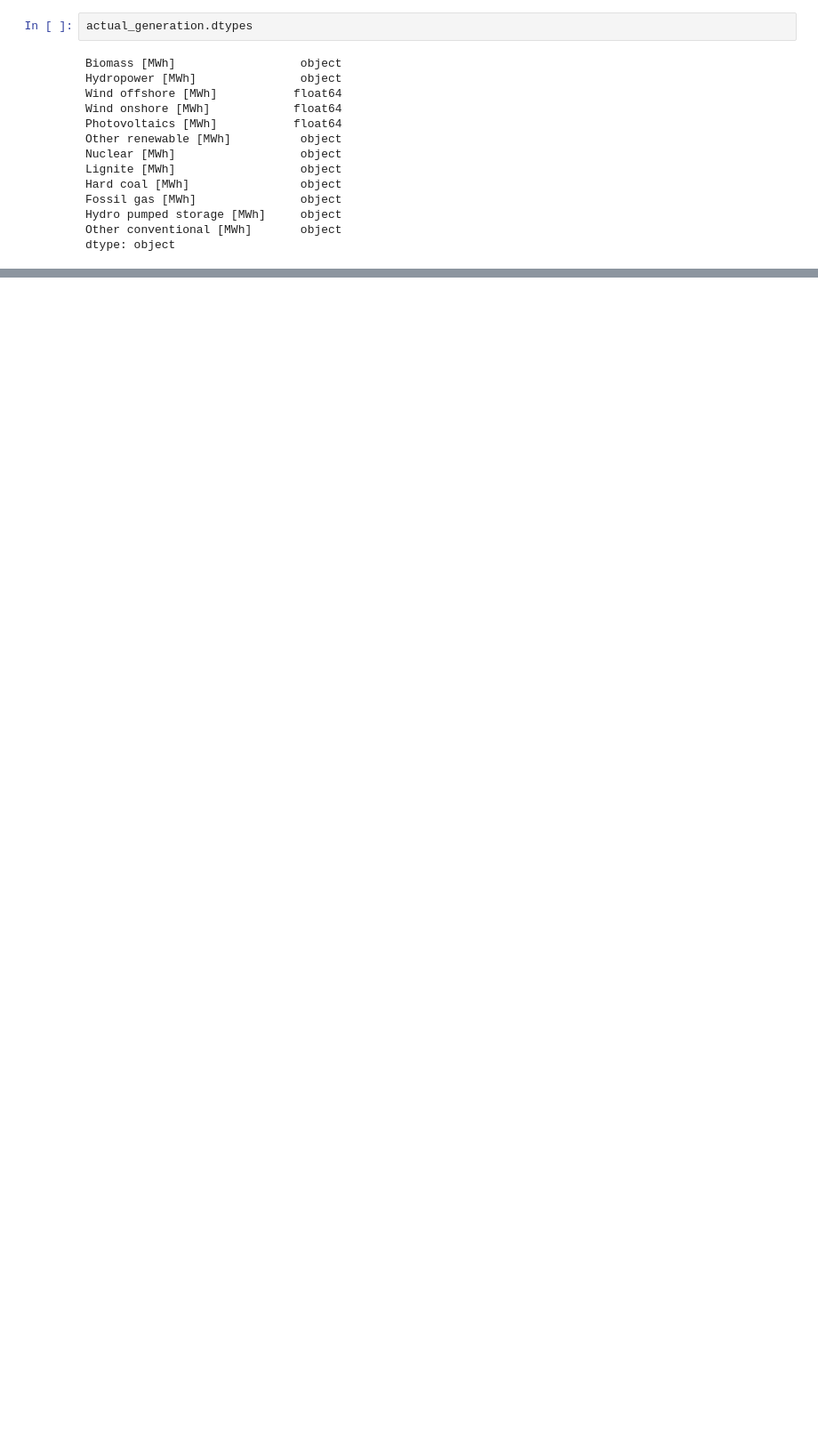
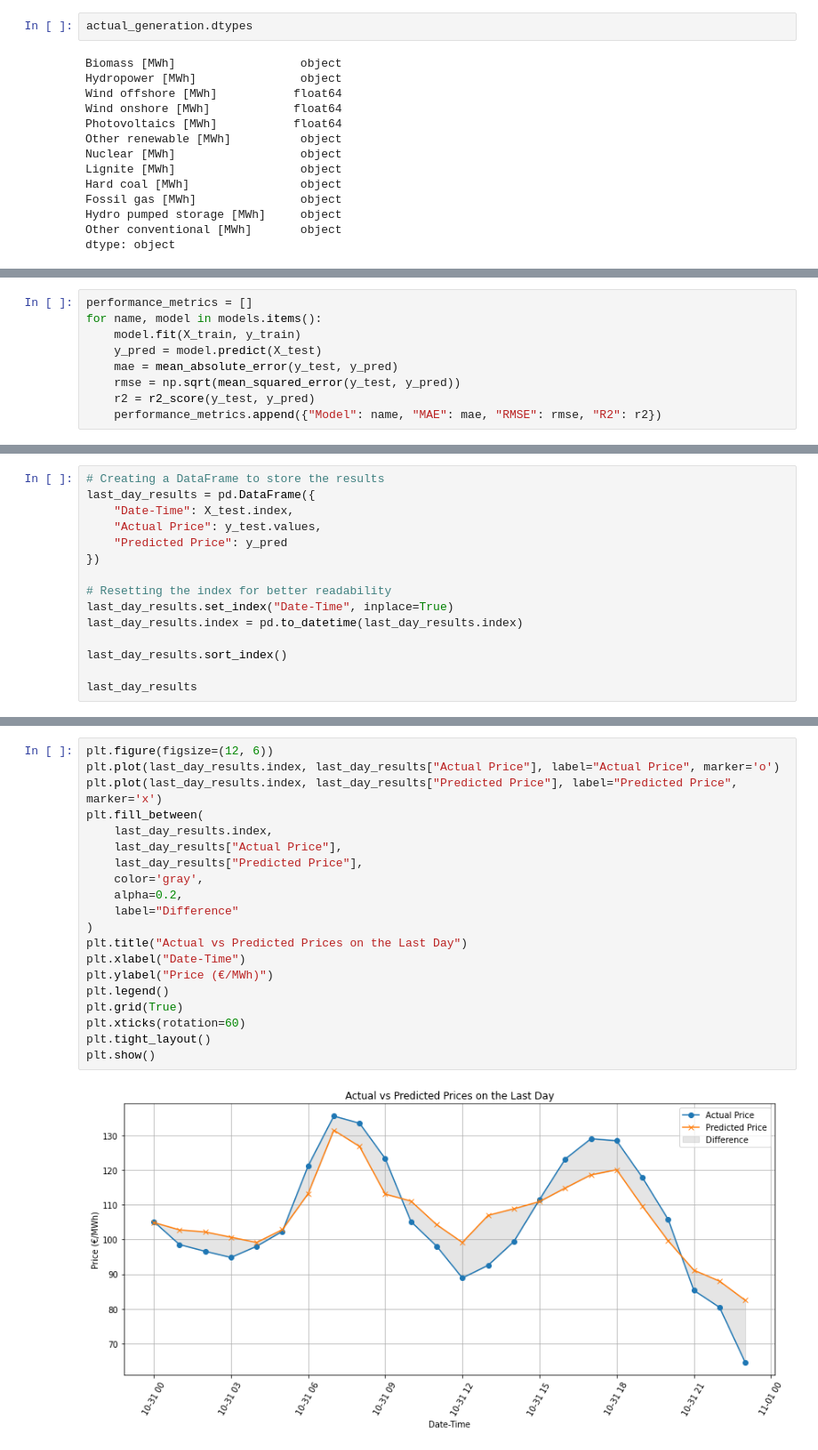
Before and after one commit to Chitranjan806/Energy-Prices-Forecasting, a Jupyter notebook: chitranjan_actual_gen_analysis.ipynb, the cells around one changed output, grey strips where cells are left out. Shown: that part at 89% size. Drawn from its saved outputs; the diff is of its cells as text; blank space fills up the shorter version.

Commit message:
code updated with first model

```diff
--- a/chitranjan_actual_gen_analysis.ipynb
+++ b/chitranjan_actual_gen_analysis.ipynb
@@ -165,0 +376,9 @@ summary_stats
+# %%
+performance_metrics = []
+for name, model in models.items():
+    model.fit(X_train, y_train)
+    y_pred = model.predict(X_test)
+    mae = mean_absolute_error(y_test, y_pred)
+    rmse = np.sqrt(mean_squared_error(y_test, y_pred))
+    r2 = r2_score(y_test, y_pred)
+    performance_metrics.append({"Model": name, "MAE": mae, "RMSE": rmse, "R2": r2})
@@ -165,0 +408,15 @@ summary_stats
+# %%
+# Creating a DataFrame to store the results
+last_day_results = pd.DataFrame({
+    "Date-Time": X_test.index,
+    "Actual Price": y_test.values,
+    "Predicted Price": y_pred
+})
+
+# Resetting the index for better readability
+last_day_results.set_index("Date-Time", inplace=True)
+last_day_results.index = pd.to_datetime(last_day_results.index)
+
+last_day_results.sort_index()
+
+last_day_results
@@ -165,0 +442,22 @@ summary_stats
+# %%
+plt.figure(figsize=(12, 6))
+plt.plot(last_day_results.index, last_day_results["Actual Price"], label="Actual Price", marker='o')
+plt.plot(last_day_results.index, last_day_results["Predicted Price"], label="Predicted Price", marker='x')
+plt.fill_between(
+    last_day_results.index,
+    last_day_results["Actual Price"],
+    last_day_results["Predicted Price"],
+    color='gray',
+    alpha=0.2,
+    label="Difference"
+)
+plt.title("Actual vs Predicted Prices on the Last Day")
+plt.xlabel("Date-Time")
+plt.ylabel("Price (€/MWh)")
+plt.legend()
+plt.grid(True)
+plt.xticks(rotation=60)
+plt.tight_layout()
+plt.show()
+# %% [output]
+[figure, added]
```
Also changed, not shown: parts of 35 cells of this notebook, 1 other file.
